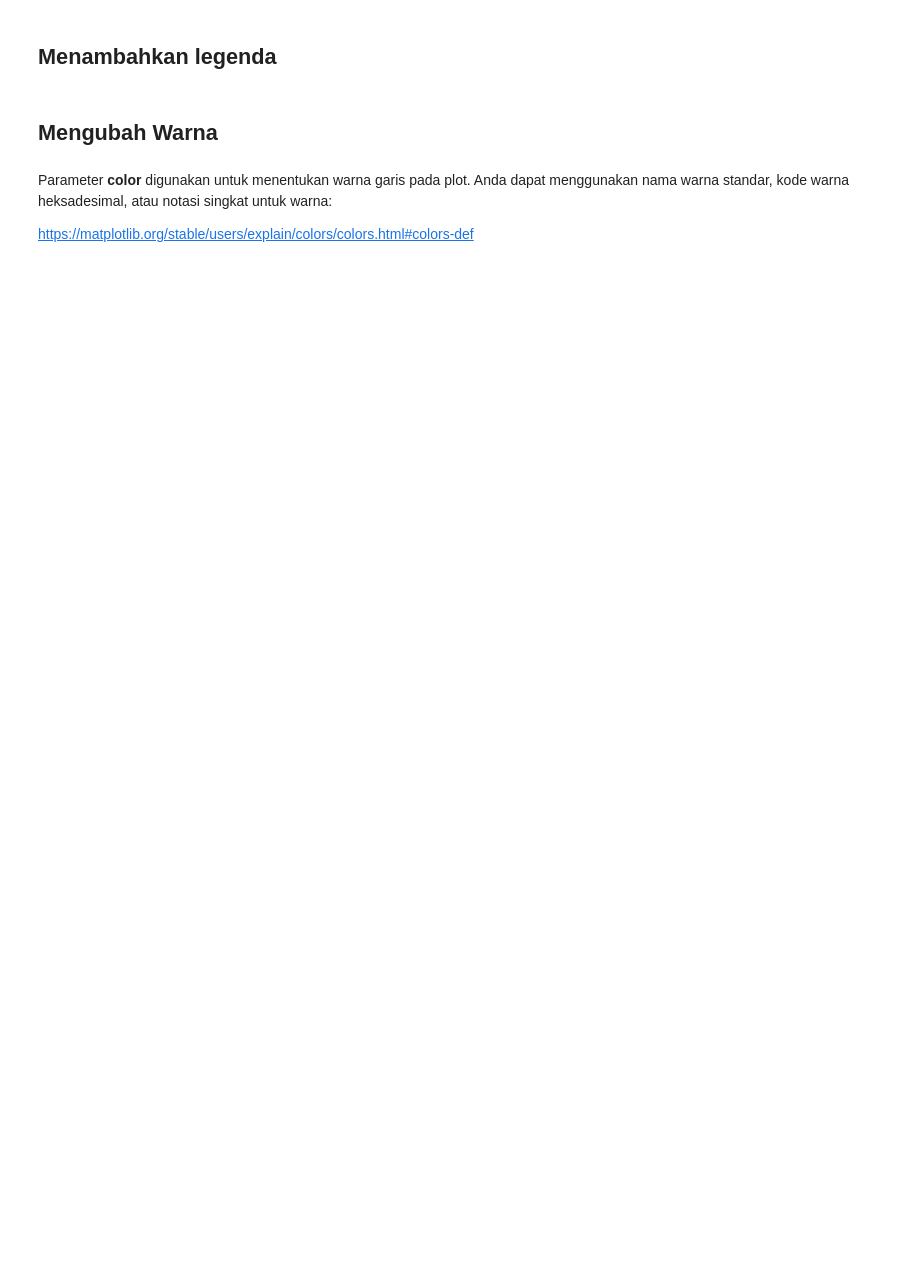
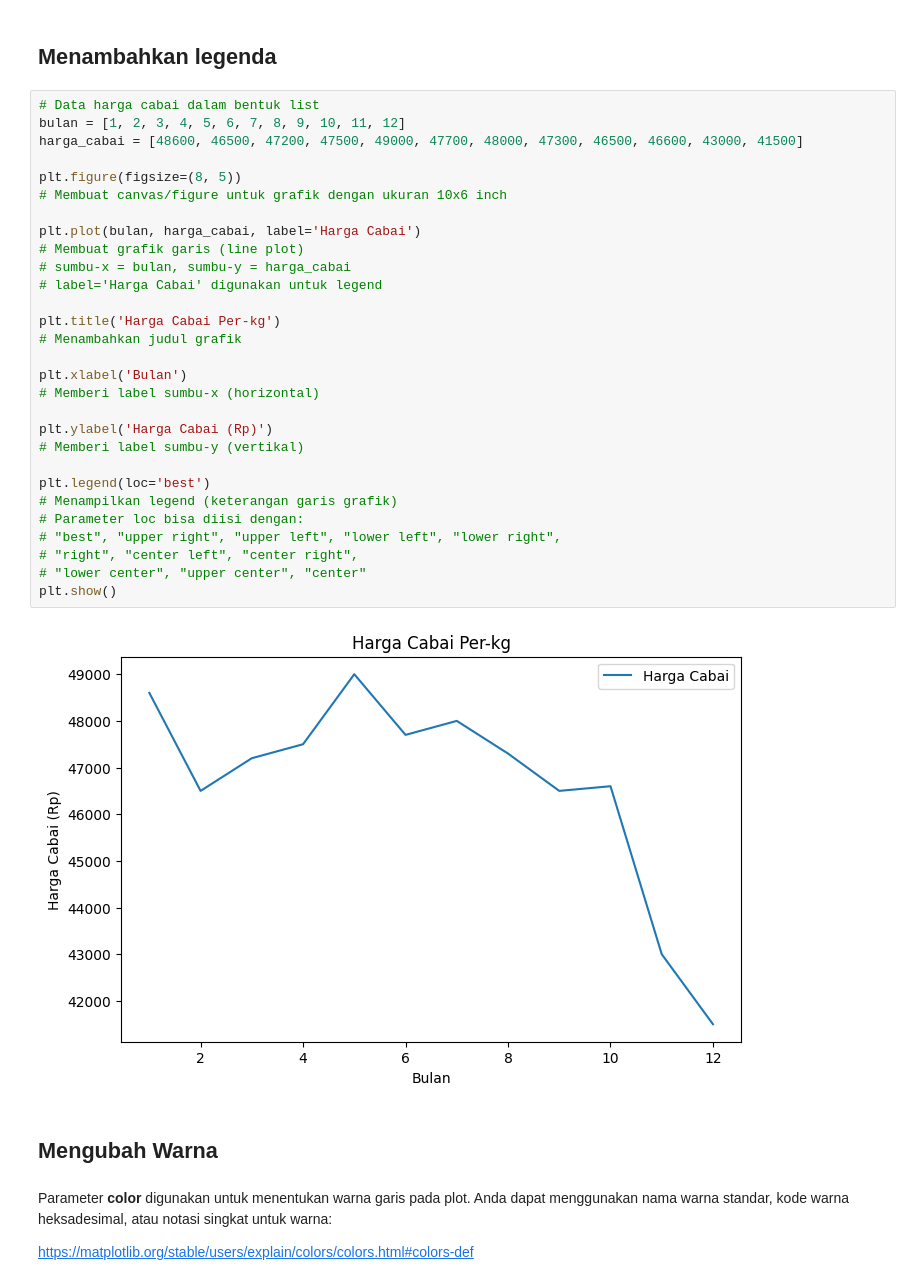
Before and after one commit to IdhamAbidinKaisilay/BelajarDataAnalyst, a Jupyter notebook: Pyplot_dan_Dasar_Plot.ipynb, the cells around one changed output. Saved outputs shown, nothing was run; the diff lists cells and outputs as text; blank space fills up the shorter version.

```diff
--- a/Pyplot_dan_Dasar_Plot.ipynb
+++ b/Pyplot_dan_Dasar_Plot.ipynb
@@ -38,5 +53,36 @@ plt.plot() adalah salah satu fungsi paling dasar dalam pustaka Matplotlib untuk
 # %% [markdown]
 ## Menambahkan legenda
+# %%
+# Data harga cabai dalam bentuk list
+bulan = [1, 2, 3, 4, 5, 6, 7, 8, 9, 10, 11, 12]
+harga_cabai = [48600, 46500, 47200, 47500, 49000, 47700, 48000, 47300, 46500, 46600, 43000, 41500]
+
+plt.figure(figsize=(8, 5))
+# Membuat canvas/figure untuk grafik dengan ukuran 10x6 inch
+
+plt.plot(bulan, harga_cabai, label='Harga Cabai')
+# Membuat grafik garis (line plot)
+# sumbu-x = bulan, sumbu-y = harga_cabai
+# label='Harga Cabai' digunakan untuk legend
+
+plt.title('Harga Cabai Per-kg')
+# Menambahkan judul grafik
+
+plt.xlabel('Bulan')
+# Memberi label sumbu-x (horizontal)
+
+plt.ylabel('Harga Cabai (Rp)')
+# Memberi label sumbu-y (vertikal)
+
+plt.legend(loc='best')
+# Menampilkan legend (keterangan garis grafik)
+# Parameter loc bisa diisi dengan:
+# "best", "upper right", "upper left", "lower left", "lower right",
+# "right", "center left", "center right",
+# "lower center", "upper center", "center"
+plt.show()
+# %% [output]
+[figure, added]
 # %% [markdown]
 ## Mengubah Warna
 # %% [markdown]
```
Also changed, not shown: parts of 6 cells of this notebook.
